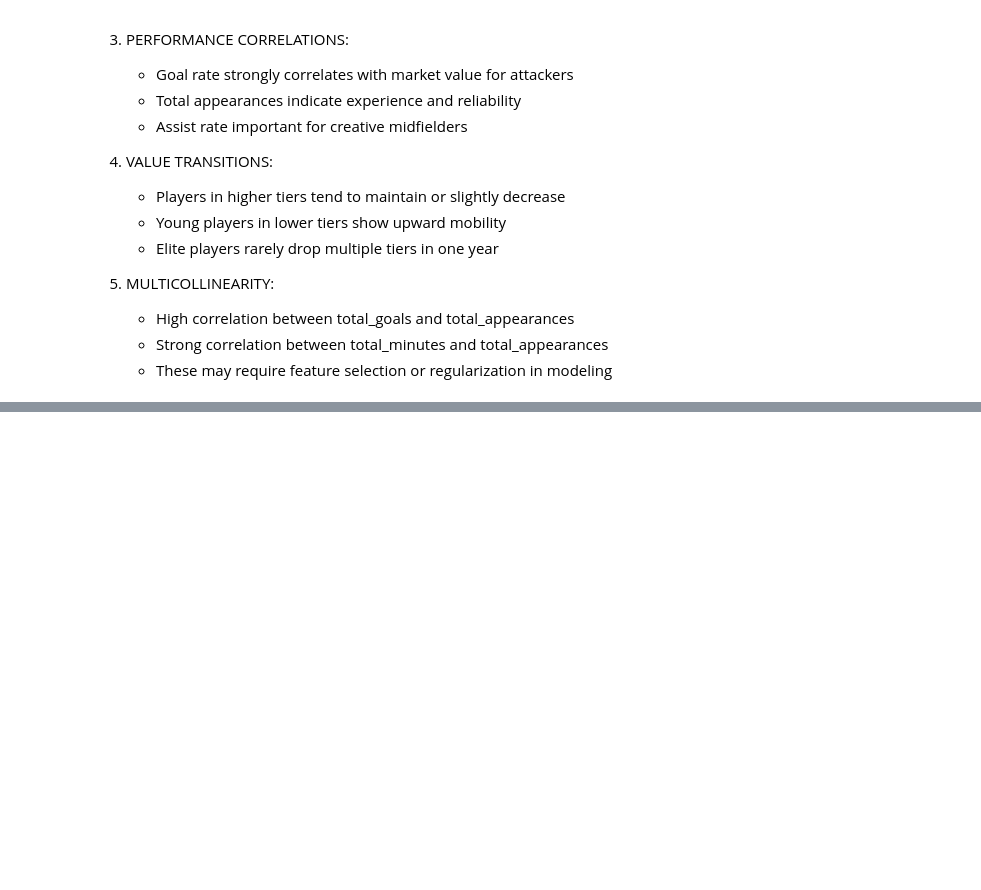
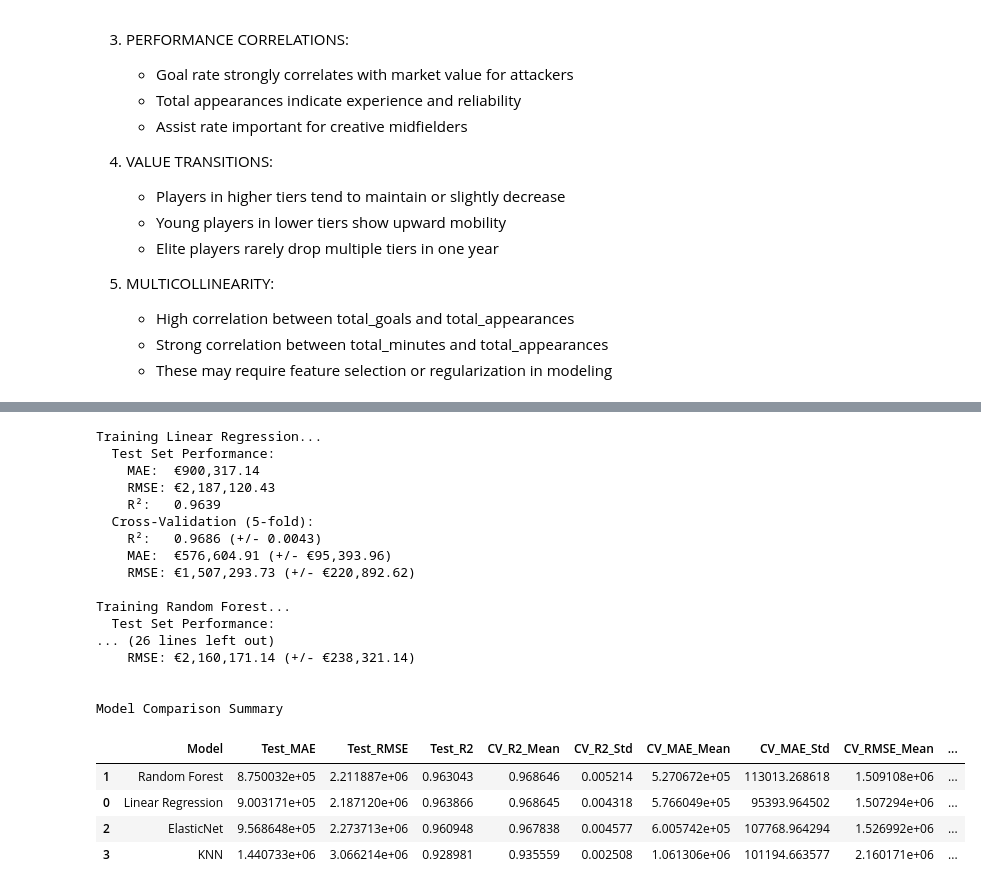
Before and after one commit to ChristianVaikona/comp352-final-project, a Jupyter notebook: Footballer_Market_Evaluation.ipynb, the cells around one changed output, grey strips where cells are left out. Cells and saved outputs as stored; diff of their text form; code cells hidden in the pictures; blank space fills up the shorter version.

```diff
--- a/Footballer_Market_Evaluation.ipynb
+++ b/Footballer_Market_Evaluation.ipynb
@@ -1832,0 +1800,80 @@ plt.show()
+# %%
+# Model Training and Evaluation
+
+results = []
+
+for name, model in models:
+    print(f"\nTraining {name}...")
+
+    # Train model
+    model.fit(X_train, y_train)
+
+    # Test set predictions
+    y_pred = model.predict(X_test)
+
+    # Calculate metrics
+    mae = mean_absolute_error(y_test, y_pred)
+    rmse = np.sqrt(mean_squared_error(y_test, y_pred))
+    r2 = r2_score(y_test, y_pred)
+
+    print(f"  Test Set Performance:")
+    print(f"    MAE:  €{mae:,.2f}")
+    print(f"    RMSE: €{rmse:,.2f}")
+    print(f"    R²:   {r2:.4f}")
+
+    # 5-fold cross-validation on training set
+    print(f"  Cross-Validation (5-fold):")
+
+    cv_r2 = cross_val_score(model, X_train, y_train, cv=5, scoring='r2', n_jobs=-1)
+    cv_mae = -cross_val_score(model, X_train, y_train, cv=5,
+                               scoring='neg_mean_absolute_error', n_jobs=-1)
+    cv_rmse = np.sqrt(-cross_val_score(model, X_train, y_train, cv=5,
+                                        scoring='neg_mean_squared_error', n_jobs=-1))
+
+    print(f"    R²:   {cv_r2.mean():.4f} (+/- {cv_r2.std():.4f})")
+    print(f"    MAE:  €{cv_mae.mean():,.2f} (+/- €{cv_mae.std():,.2f})")
+    print(f"    RMSE: €{cv_rmse.mean():,.2f} (+/- €{cv_rmse.std():,.2f})")
+
+    # Store results
+    results.append({
+        "Model": name,
+        "Test_MAE": mae,
+        "Test_RMSE": rmse,
+        "Test_R2": r2,
+        "CV_R2_Mean": cv_r2.mean(),
+        "CV_R2_Std": cv_r2.std(),
+        "CV_MAE_Mean": cv_mae.mean(),
+        "CV_MAE_Std": cv_mae.std(),
+        "CV_RMSE_Mean": cv_rmse.mean(),
+        "CV_RMSE_Std": cv_rmse.std()
+    })
+
+# Create results dataframe
+results_df = pd.DataFrame(results).sort_values("Test_MAE")
+
+print("\n")
+print("Model Comparison Summary")
+display(results_df)
+# %% [output]
+Training Linear Regression...
+  Test Set Performance:
+    MAE:  €900,317.14
+    RMSE: €2,187,120.43
+    R²:   0.9639
+  Cross-Validation (5-fold):
+    R²:   0.9686 (+/- 0.0043)
+    MAE:  €576,604.91 (+/- €95,393.96)
+    RMSE: €1,507,293.73 (+/- €220,892.62)
+
+Training Random Forest...
+  Test Set Performance:
+... (26 lines left out)
+    RMSE: €2,160,171.14 (+/- €238,321.14)
+
+
+Model Comparison Summary
+|  | Model | Test_MAE | Test_RMSE | Test_R2 | CV_R2_Mean | CV_R2_Std | CV_MAE_Mean | CV_MAE_Std | CV_RMSE_Mean | ... |
+| 1 | Random Forest | 8.750032e+05 | 2.211887e+06 | 0.963043 | 0.968646 | 0.005214 | 5.270672e+05 | 113013.268618 | 1.509108e+06 | ... |
+| 0 | Linear Regression | 9.003171e+05 | 2.187120e+06 | 0.963866 | 0.968645 | 0.004318 | 5.766049e+05 | 95393.964502 | 1.507294e+06 | ... |
+| 2 | ElasticNet | 9.568648e+05 | 2.273713e+06 | 0.960948 | 0.967838 | 0.004577 | 6.005742e+05 | 107768.964294 | 1.526992e+06 | ... |
+| 3 | KNN | 1.440733e+06 | 3.066214e+06 | 0.928981 | 0.935559 | 0.002508 | 1.061306e+06 | 101194.663577 | 2.160171e+06 | ... |
```
Also changed, not shown: parts of 25 cells of this notebook.
